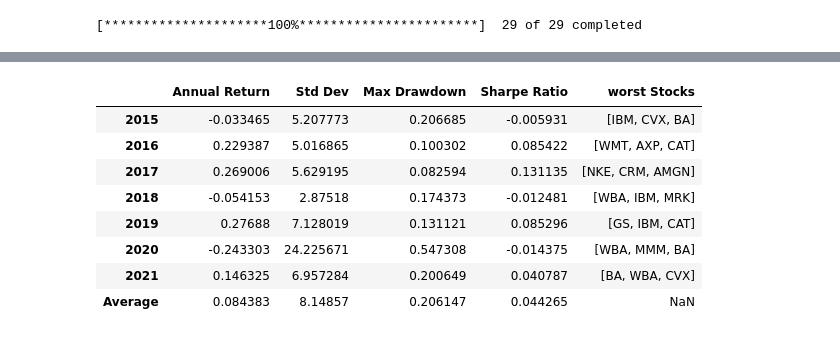
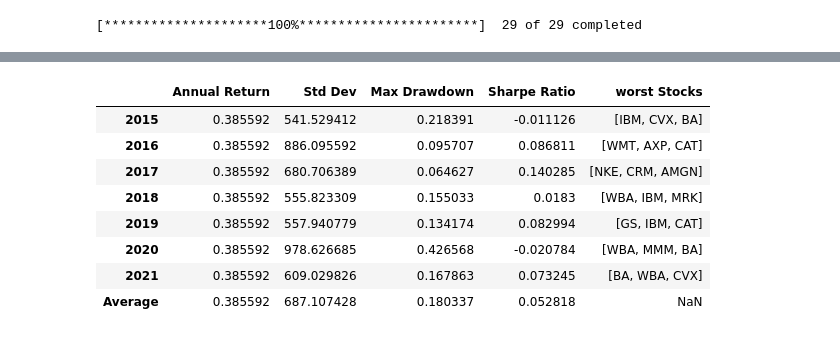
Before and after one commit to emre-bl/portfolio-comparison-computational_finance, a Jupyter notebook: portfolio_comparison.ipynb, the cells around one changed output, grey strips where cells are left out. Drawn from its saved outputs; the diff is of its cells as text; code cells hidden in the pictures.

```diff
--- a/portfolio_comparison.ipynb
+++ b/portfolio_comparison.ipynb
@@ -15,6 +18,8 @@ dow30 = dow30['Adj Close']
 dow30.index = pd.to_datetime(dow30.index)
 # %%
 import numpy as np
+# %%
+portfolio_money = 10000
 # %%
 def calculate_max_drawdown(portfolio_values):
     max_drawdown = 0
@@ -192,15 +200,15 @@ for i in range(2015, 2022):
         end_date = pd.to_datetime(end_date) + pd.DateOffset(days=-1)
         end_date = end_date.strftime('%Y-%m-%d')
 
-    dataframe_3.loc[str(i), 'Annual Return'] = (data.loc[end_date, worst_stock] - data.loc[start_date, worst_stock]) / data.loc[start_date, worst_stock]
+    temp_data = data.loc[start_date:end_date]
+    stocks = [worst_stock]
+    portfolio_values = calculate_portfolio_values_over_time(temp_data, stocks)
+    dataframe_3.loc[str(i), 'Annual Return'] = (portfolio_values[-1] - portfolio_values[0]) / portfolio_values[0]
+    dataframe_3.loc[str(i), 'Std Dev'] = np.std(portfolio_values)
+    dataframe_3.loc[str(i), 'Max Drawdown'] = calculate_max_drawdown(portfolio_values)
+    dataframe_3.loc[str(i), 'Sharpe Ratio'] = calculate_sharpe_ratio(portfolio_values)
+    dataframe_3.loc[str(i), 'Worst Stock'] = worst_stock
 
-    dataframe_3.loc[str(i), 'Std Dev'] = data.loc[start_date:end_date, worst_stock].std()
-
-    dataframe_3.loc[str(i), 'Max Drawdown'] = calculate_max_drawdown(data.loc[start_date:end_date, worst_stock])
-
-    dataframe_3.loc[str(i), 'Sharpe Ratio'] = calculate_sharpe_ratio(data.loc[start_date:end_date, worst_stock])
-
-    dataframe_3.loc[str(i), 'Worst Stock'] = worst_stock
 
 dataframe_3.loc['Average', 'Annual Return'] = dataframe_3['Annual Return'].mean()
 dataframe_3.loc['Average', 'Std Dev'] = dataframe_3['Std Dev'].mean()
@@ -273,15 +281,16 @@ for i in range(2015, 2022):
         end_date = end_date.strftime('%Y-%m-%d')
 
     temp_data = data.loc[start_date:end_date, best_stocks]
-    temp_data['Portfolio'] = temp_data.sum(axis=1) / 3
-    portfolio_values = temp_data['Portfolio'].values
 
-    dataframe_4.loc[str(i), 'Annual Return'] = (temp_data['Portfolio'][-1] - temp_data['Portfolio'][0]) / temp_data['Portfolio'][0]
-    dataframe_4.loc[str(i), 'Std Dev'] = temp_data['Portfolio'].std()
-    dataframe_4.loc[str(i), 'Max Drawdown'] = calculate_max_drawdown(portfolio_values)
-    dataframe_4.loc[str(i), 'Sharpe Ratio'] = calculate_sharpe_ratio(portfolio_values)
+    portfolio = calculate_portfolio_values_over_time(temp_data, best_stocks)
 
+    dataframe_4.loc[str(i), 'Annual Return'] = (portfolio[-1] - portfolio[0]) / portfolio[0]
+    dataframe_4.loc[str(i), 'Std Dev'] = np.std(portfolio)
+    dataframe_4.loc[str(i), 'Max Drawdown'] = calculate_max_drawdown(portfolio)
+    dataframe_4.loc[str(i), 'Sharpe Ratio'] = calculate_sharpe_ratio(portfolio)
     dataframe_4.loc[str(i), 'Best Stocks'] = best_stocks
+
+
 
 dataframe_4.loc['Average', 'Annual Return'] = dataframe_4['Annual Return'].mean()
 dataframe_4.loc['Average', 'Std Dev'] = dataframe_4['Std Dev'].mean()
@@ -343,47 +352,47 @@ for i in range(2015, 2022):
             worst_stock_3 = stock
 
 
 
     worst_stocks = [worst_stock_1, worst_stock_2, worst_stock_3]
 
     start_date = str(i) + '-01-01'
     end_date = str(i) + '-12-31'
 
     while start_date not in data.index:
         start_date = pd.to_datetime(start_date) + pd.DateOffset(days=1)
         start_date = start_date.strftime('%Y-%m-%d')
 
     while end_date not in data.index:
         end_date = pd.to_datetime(end_date) + pd.DateOffset(days=-1)
         end_date = end_date.strftime('%Y-%m-%d')
 
-    temp_data = data.loc[start_date:end_date, worst_stocks]
-    temp_data['Portfolio'] = temp_data.sum(axis=1) / 3
-    portfolio_values = temp_data['Portfolio'].values
+    temp_data = data.loc[start_date:end_date]
 
-    dataframe_5.loc[str(i), 'Annual Return'] = (temp_data['Portfolio'][-1] - temp_data['Portfolio'][0]) / temp_data['Portfolio'][0]
-    dataframe_5.loc[str(i), 'Std Dev'] = temp_data['Portfolio'].std()
+    portfolio_values = calculate_portfolio_values_over_time(temp_data, worst_stocks)
+
+    dataframe_5.loc[str(i), 'Annual Return'] = (portfolio[-1] - portfolio[0]) / portfolio[0]
+    dataframe_5.loc[str(i), 'Std Dev'] = np.std(portfolio_values)
     dataframe_5.loc[str(i), 'Max Drawdown'] = calculate_max_drawdown(portfolio_values)
     dataframe_5.loc[str(i), 'Sharpe Ratio'] = calculate_sharpe_ratio(portfolio_values)
+    dataframe_5.loc[str(i), 'worst Stocks'] = worst_stocks
 
-    dataframe_5.loc[str(i), 'worst Stocks'] = worst_stocks
 
 dataframe_5.loc['Average', 'Annual Return'] = dataframe_5['Annual Return'].mean()
 dataframe_5.loc['Average', 'Std Dev'] = dataframe_5['Std Dev'].mean()
 dataframe_5.loc['Average', 'Max Drawdown'] = dataframe_5['Max Drawdown'].mean()
 dataframe_5.loc['Average', 'Sharpe Ratio'] = dataframe_5['Sharpe Ratio'].mean()
 
 dataframe_5
 # %% [output]
 |  | Annual Return | Std Dev | Max Drawdown | Sharpe Ratio | worst Stocks |
-| 2015 | -0.033465 | 5.207773 | 0.206685 | -0.005931 | [IBM, CVX, BA] |
-| 2016 | 0.229387 | 5.016865 | 0.100302 | 0.085422 | [WMT, AXP, CAT] |
-| 2017 | 0.269006 | 5.629195 | 0.082594 | 0.131135 | [NKE, CRM, AMGN] |
-| 2018 | -0.054153 | 2.87518 | 0.174373 | -0.012481 | [WBA, IBM, MRK] |
-| 2019 | 0.27688 | 7.128019 | 0.131121 | 0.085296 | [GS, IBM, CAT] |
-| 2020 | -0.243303 | 24.225671 | 0.547308 | -0.014375 | [WBA, MMM, BA] |
-| 2021 | 0.146325 | 6.957284 | 0.200649 | 0.040787 | [BA, WBA, CVX] |
-| Average | 0.084383 | 8.14857 | 0.206147 | 0.044265 | NaN |
+| 2015 | 0.385592 | 541.529412 | 0.218391 | -0.011126 | [IBM, CVX, BA] |
+| 2016 | 0.385592 | 886.095592 | 0.095707 | 0.086811 | [WMT, AXP, CAT] |
+| 2017 | 0.385592 | 680.706389 | 0.064627 | 0.140285 | [NKE, CRM, AMGN] |
+| 2018 | 0.385592 | 555.823309 | 0.155033 | 0.0183 | [WBA, IBM, MRK] |
+| 2019 | 0.385592 | 557.940779 | 0.134174 | 0.082994 | [GS, IBM, CAT] |
+| 2020 | 0.385592 | 978.626685 | 0.426568 | -0.020784 | [WBA, MMM, BA] |
+| 2021 | 0.385592 | 609.029826 | 0.167863 | 0.073245 | [BA, WBA, CVX] |
+| Average | 0.385592 | 687.107428 | 0.180337 | 0.052818 | NaN |
 # %%
 #6
 
```
Also changed, not shown: parts of 13 cells of this notebook.
